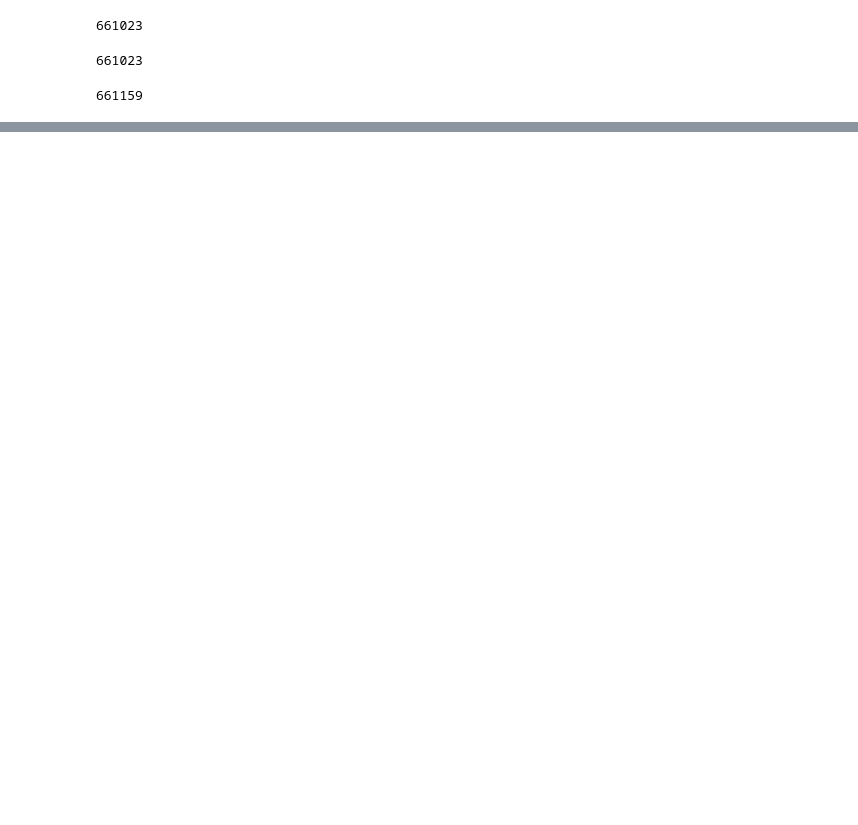
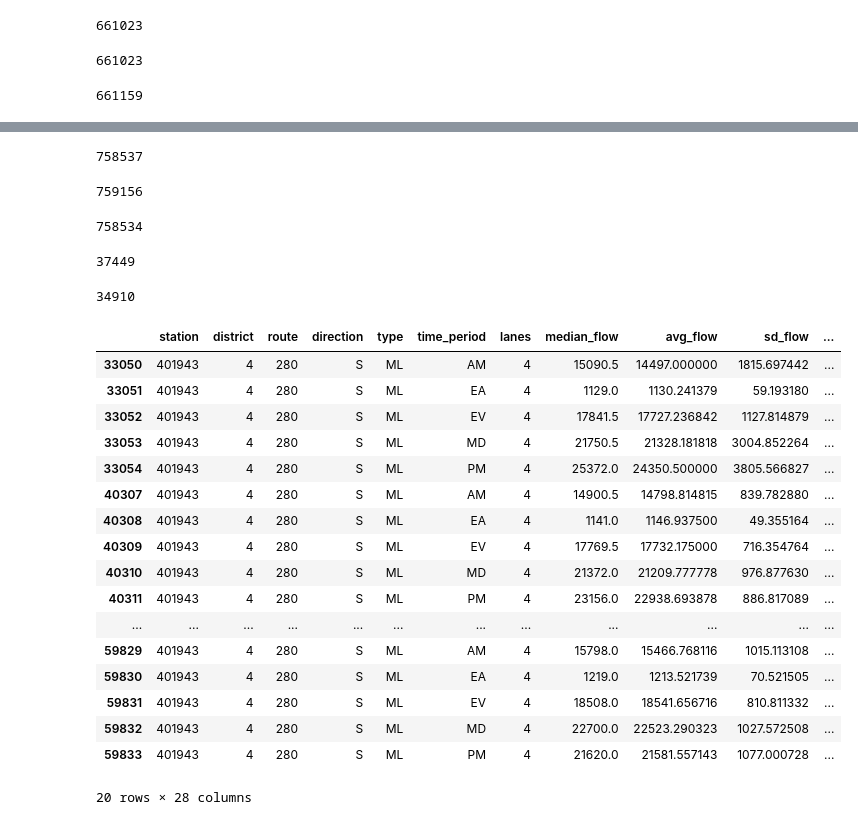
Before and after one commit to BayAreaMetro/travel-model-two-networks, a Jupyter notebook: notebooks/pipeline/step4_conflate_with_third_party.ipynb, the cells around one changed output, grey strips where cells are left out. Cells and saved outputs as stored; diff of their text form; code cells hidden in the pictures; blank space fills up the shorter version.

```diff
--- a/notebooks/pipeline/step4_conflate_with_third_party.ipynb
+++ b/notebooks/pipeline/step4_conflate_with_third_party.ipynb
@@ -274,0 +734,4 @@ len(set(link_with_tomtom_df.u.tolist() + link_with_tomtom_df.v.tolist()))
+# %%
+# read pems conflation result
+
+pems_match_gdf = gpd.read_file(data_interim_dir + "mtc/pems_conflation_result.geojson")
@@ -274,0 +742,41 @@ len(set(link_with_tomtom_df.u.tolist() + link_with_tomtom_df.v.tolist()))
+# %%
+tm2nonMarin_match_gdf.shstReferenceId.nunique()
+# %% [output]
+758537
+# %%
+tm2marin_match_gdf.shstReferenceId.nunique()
+# %% [output]
+759156
+# %%
+tm2marin_match_gdf.shstReferenceId.nunique()
+# %% [output]
+758534
+# %%
+sfcta_match_gdf.shstReferenceId.nunique()
+# %% [output]
+37449
+# %%
+sfcta_stick_match_gdf.shstReferenceId.nunique()
+# %% [output]
+34910
+# %%
+pems_match_gdf[pems_match_gdf.station == 401943]
+# %% [output]
+|  | station | district | route | direction | type | time_period | lanes | median_flow | avg_flow | sd_flow | ... |
+| 33050 | 401943 | 4 | 280 | S | ML | AM | 4 | 15090.5 | 14497.000000 | 1815.697442 | ... |
+| 33051 | 401943 | 4 | 280 | S | ML | EA | 4 | 1129.0 | 1130.241379 | 59.193180 | ... |
+| 33052 | 401943 | 4 | 280 | S | ML | EV | 4 | 17841.5 | 17727.236842 | 1127.814879 | ... |
+| 33053 | 401943 | 4 | 280 | S | ML | MD | 4 | 21750.5 | 21328.181818 | 3004.852264 | ... |
+| 33054 | 401943 | 4 | 280 | S | ML | PM | 4 | 25372.0 | 24350.500000 | 3805.566827 | ... |
+| 40307 | 401943 | 4 | 280 | S | ML | AM | 4 | 14900.5 | 14798.814815 | 839.782880 | ... |
+| 40308 | 401943 | 4 | 280 | S | ML | EA | 4 | 1141.0 | 1146.937500 | 49.355164 | ... |
+| 40309 | 401943 | 4 | 280 | S | ML | EV | 4 | 17769.5 | 17732.175000 | 716.354764 | ... |
+| 40310 | 401943 | 4 | 280 | S | ML | MD | 4 | 21372.0 | 21209.777778 | 976.877630 | ... |
+| 40311 | 401943 | 4 | 280 | S | ML | PM | 4 | 23156.0 | 22938.693878 | 886.817089 | ... |
+| ... | ... | ... | ... | ... | ... | ... | ... | ... | ... | ... | ... |
+| 59829 | 401943 | 4 | 280 | S | ML | AM | 4 | 15798.0 | 15466.768116 | 1015.113108 | ... |
+| 59830 | 401943 | 4 | 280 | S | ML | EA | 4 | 1219.0 | 1213.521739 | 70.521505 | ... |
+| 59831 | 401943 | 4 | 280 | S | ML | EV | 4 | 18508.0 | 18541.656716 | 810.811332 | ... |
+| 59832 | 401943 | 4 | 280 | S | ML | MD | 4 | 22700.0 | 22523.290323 | 1027.572508 | ... |
+| 59833 | 401943 | 4 | 280 | S | ML | PM | 4 | 21620.0 | 21581.557143 | 1077.000728 | ... |
+20 rows × 28 columns
```
Also changed, not shown: parts of 95 cells of this notebook.
